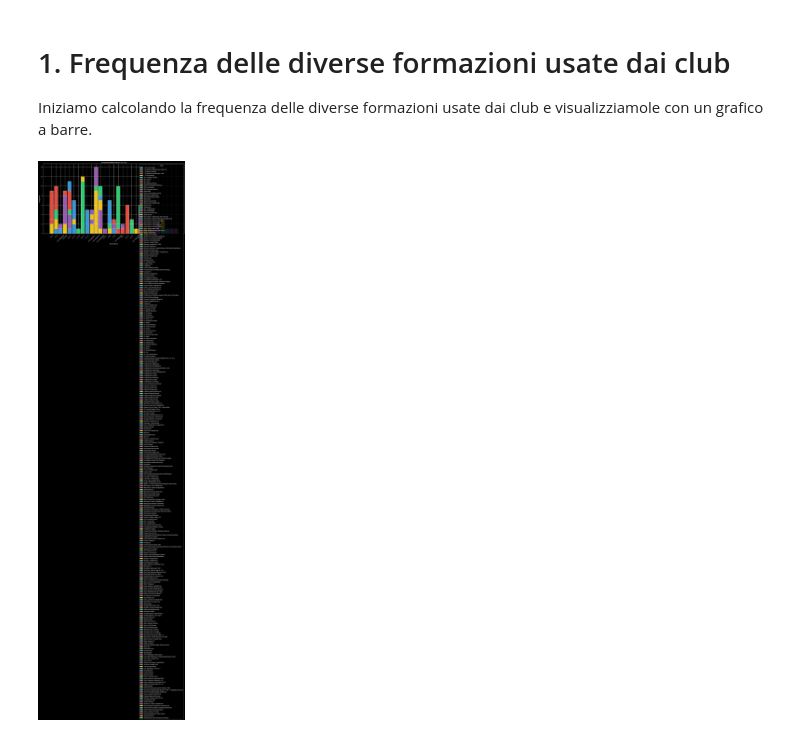
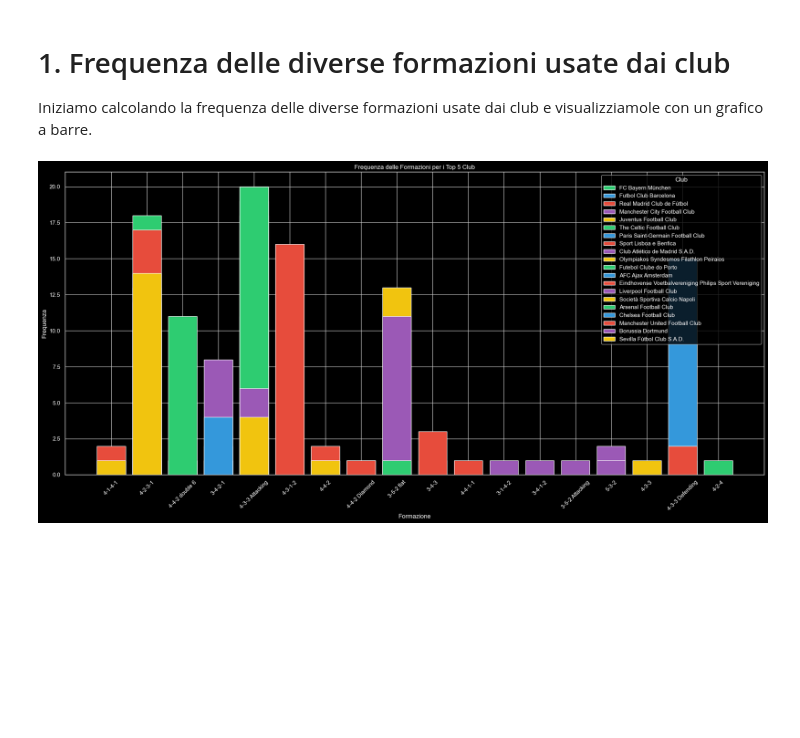
Before and after one commit to valeriogozzellino/TWEB-REACT-PROJECT, a Jupyter notebook: DataAnalysis/DataSet/TwebDataAnalysis.ipynb, the cells around one changed output. Cells and saved outputs as stored; diff of their text form; code cells hidden in the pictures; blank space fills up the shorter version.

```diff
--- a/DataAnalysis/DataSet/TwebDataAnalysis.ipynb
+++ b/DataAnalysis/DataSet/TwebDataAnalysis.ipynb
@@ -568,20 +593,37 @@ Index([190, 232, 964, 932, 865], dtype='int64', name='club_id')
 Iniziamo calcolando la frequenza delle diverse formazioni usate dai club e visualizziamole con un grafico a barre.
 # %%
 
+
+# Estrarre i nomi dei primi 5 club dalla classifica
+top_5_clubs = club_performance_sorted.head(20)['name'].tolist()
+
+# Filtrare i giochi che coinvolgono solo i primi 5 club
+top_club_games = dataGames[(dataGames['home_club_name'].isin(top_5_clubs)) | (dataGames['away_club_name'].isin(top_5_clubs))]
+
 # Calcolare la frequenza delle formazioni per ogni club
-formations_freq = dataGames.groupby(['home_club_name', 'home_club_formation']).size().reset_index(name='count')
+# Assumendo che 'home_club_formation' e 'away_club_formation' siano colonne nel dataset dataGames
+formations_freq_home = top_club_games.groupby(['home_club_name', 'home_club_formation']).size().reset_index(name='count')
+formations_freq_away = top_club_games.groupby(['away_club_name', 'away_club_formation']).size().reset_index(name='count')
+
+# Combina le frequenze delle formazioni in casa e in trasferta
+formations_freq = pd.concat([formations_freq_home.rename(columns={'home_club_name': 'club_name', 'home_club_formation': 'formation'}),
+                             formations_freq_away.rename(columns={'away_club_name': 'club_name', 'away_club_formation': 'formation'})])
+
+# Somma le frequenze per ogni club e formazione
+formations_freq = formations_freq.groupby(['club_name', 'formation']).agg({'count': 'sum'}).reset_index()
 
 # Grafico a barre delle formazioni
 plt.figure(figsize=(20, 10))
-for club in formations_freq['home_club_name'].unique():
-    club_data = formations_freq[formations_freq['home_club_name'] == club]
-    plt.bar(club_data['home_club_formation'], club_data['count'], label=club)
+for club in top_5_clubs:
+    club_data = formations_freq[formations_freq['club_name'] == club]
+    plt.bar(club_data['formation'], club_data['count'], label=club)
 
 plt.xlabel('Formazione')
 plt.ylabel('Frequenza')
-plt.title('Frequenza delle Formazioni per Club')
+plt.title('Frequenza delle Formazioni per i Top 5 Club')
 plt.xticks(rotation=45)
 plt.legend(title='Club')
+plt.tight_layout()  # Aggiustamento per una visualizzazione ottimale
 plt.show()
 # %% [output]
-[figure, old version]
+[figure, new version]
```
Also changed, not shown: parts of 23 cells of this notebook, 1 other file.
